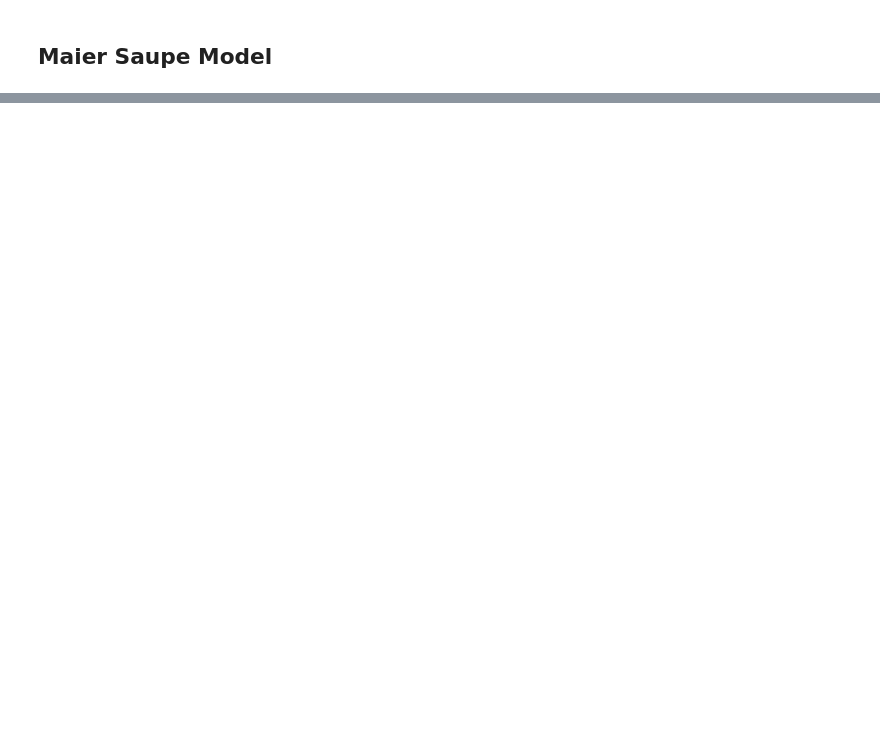
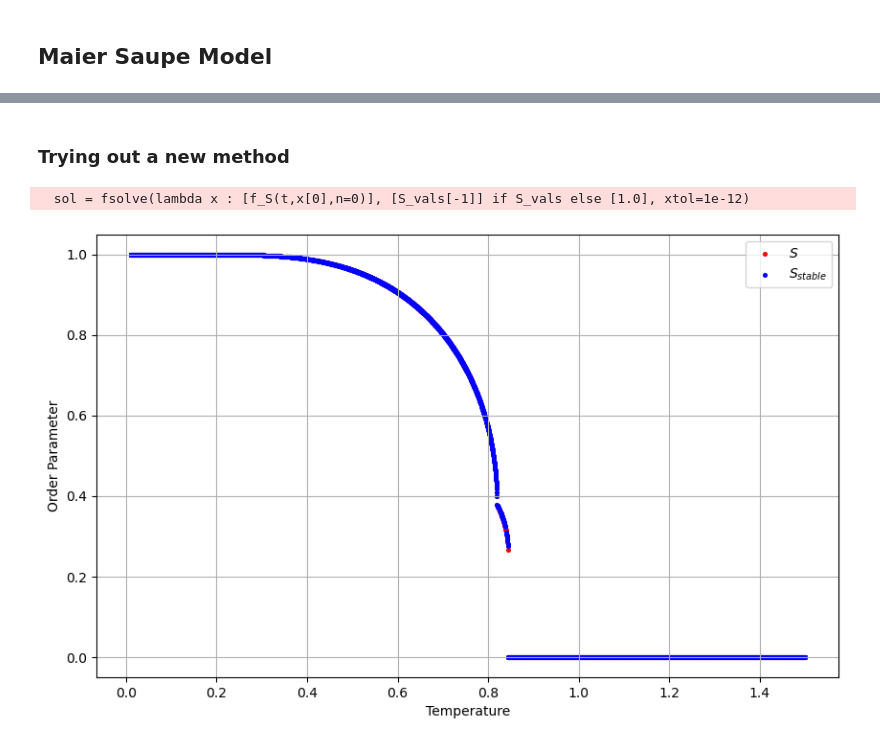
Before and after one commit to Gabrielkrzyzanowski/Master_Research, a Jupyter notebook: Potts_Model.ipynb, the cells around one changed output, grey strips where cells are left out. Drawn from its saved outputs; the diff is of its cells as text; code cells hidden in the pictures; blank space fills up the shorter version.

```diff
--- a/Potts_Model.ipynb
+++ b/Potts_Model.ipynb
@@ -255,0 +361,57 @@ plt.show()
+# %% [markdown]
+### Trying out a new method
+# %%
+def f_S(t,S,n):
+    exp_1=np.exp((3/2)*S/t)
+    exp_2=np.exp((-3/4)*(S+n)/t)
+    exp_3=np.exp((3/4)*(-S+n)/t)
+
+    num= exp_1
+    denom= exp_1+exp_2+exp_3
+
+    return S+(1/2)-(3/2)*num/denom
+
+def f_SS(t,S):
+
+    exp_1=np.exp((9/4)*S/t)
+
+    denom1 = 2*t*(2+exp_1)**2
+    denom2 = 8*t +4*exp_1*t
+
+    return 1 + 27/denom1 - 27/denom2
+
+def stability_check(t, S):
+    return True if f_SS(t, S) > 0 else False
+
+
+# Solve for a range of temperatures
+T_vals = np.linspace(0.01, 1.5, 5000)
+S_vals = []
+
+for t in T_vals:
+    sol = fsolve(lambda x : [f_S(t,x[0],n=0)], [S_vals[-1]] if S_vals else [1.0], xtol=1e-12)
+    S_vals.append(sol[0])
+
+S_stable=[]
+T_stable=[]
+
+for i in range(len(T_vals)):
+    if stability_check(T_vals[i],S_vals[i]):
+        S_stable.append(S_vals[i])
+        T_stable.append(T_vals[i])
+
+# Plot
+fig4=plt.figure(figsize=(10, 6))
+
+plt.scatter(T_vals, S_vals, label=r'$S$', color='red',s=7)
+plt.scatter(T_stable, S_stable, label=r'$S_{stable}$', color='blue',s=7)
+
+plt.xlabel('Temperature')
+plt.ylabel('Order Parameter')
+plt.legend()
+plt.grid(True)
+plt.show()
+fig4.savefig(fname='Stable_Result')
+# %% [output]
+  sol = fsolve(lambda x : [f_S(t,x[0],n=0)], [S_vals[-1]] if S_vals else [1.0], xtol=1e-12)
+[figure, added]
```
Also changed, not shown: parts of 10 cells of this notebook, 1 other file.
